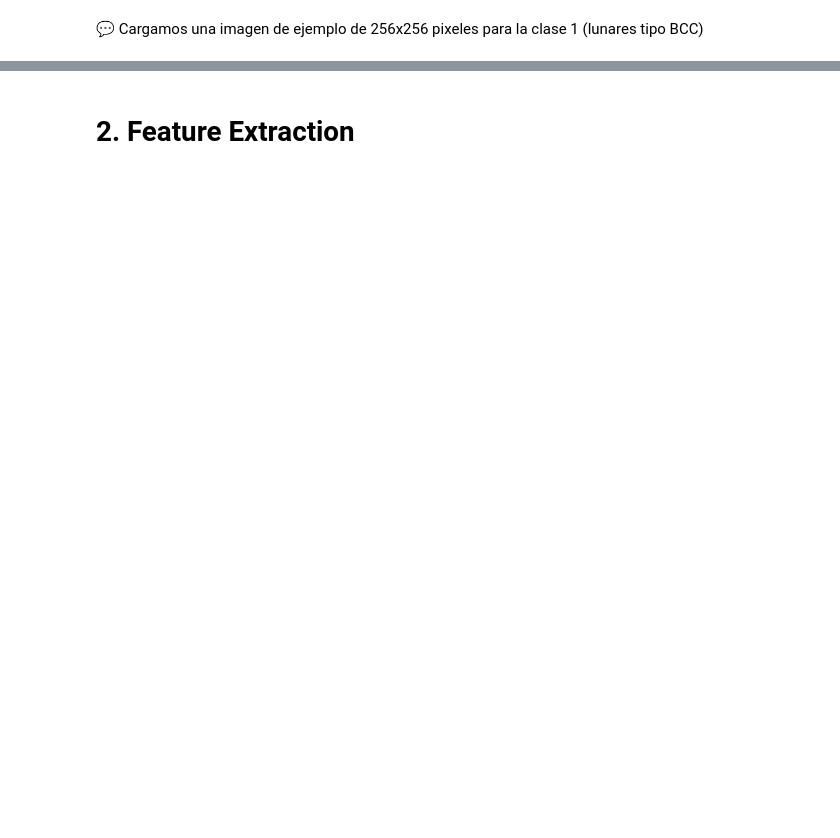
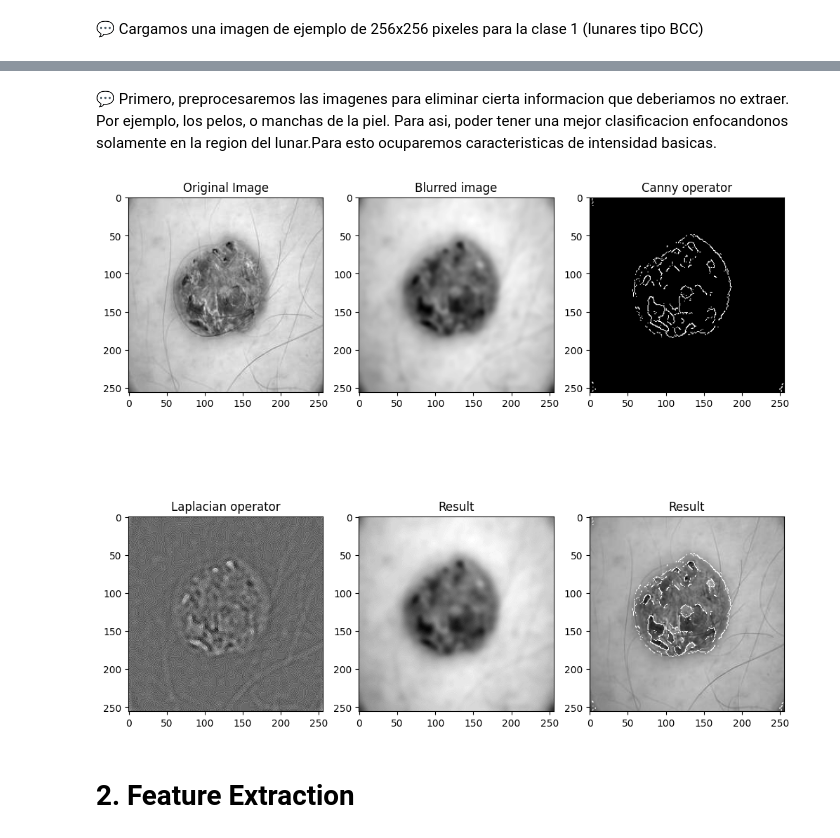
Before and after one commit to pedrozavalat/iic3724-tareas, a Jupyter notebook: T2/T2_PedroPabloZavalaTejos.ipynb, the cells around one changed output, grey strips where cells are left out. Saved outputs shown, nothing was run; the diff lists cells and outputs as text; code cells hidden in the pictures; blank space fills up the shorter version.

```diff
--- a/T2/T2_PedroPabloZavalaTejos.ipynb
+++ b/T2/T2_PedroPabloZavalaTejos.ipynb
@@ -152,2 +156,82 @@ plt.show()
+# %% [markdown]
+💬 Primero, preprocesaremos las imagenes para eliminar cierta informacion que deberiamos no extraer. Por ejemplo, los pelos, o manchas de la piel. Para asi, poder tener una mejor clasificacion enfocandonos solamente en la region del lunar.Para esto ocuparemos caracteristicas de intensidad basicas.
+# %%
+def blurring(img, blur_type):
+    if blur_type == 'gaussian': # Gaussian blurring
+        return cv2.GaussianBlur(img, (5,5), 0)
+    elif blur_type == 'median': # Median blurring
+        return cv2.medianBlur(img, 5)
+    elif blur_type == 'bilateral': # Bilateral Filtering
+        return cv2.bilateralFilter(img, 9, 75, 75)
+
+def blur_image(img):
+    img1 = blurring(img, 'median')
+    img2 = blurring(img1, 'bilateral')
+
+def remove_noise(img, show=False):
+    # -- Median and Bilateral Blurring --
+    # Removemos los pelos de la imagen aplicando
+    # utilizando Gaussian y Median blurring.
+    # img1 = blurring(img, 'median')
+    img1 = blurring(img, 'median')
+    img2 = blurring(img1, 'bilateral')
+
+    # -- Canny Edge Detection --
+    # SigmaColor = 100; SigmaSpace = 10
+    img3 = cv2.Canny(img2, 35, 35) # Adaptamos al mejor threshold para obtener una buena segmentacion.
+
+    # -- Laplacian operation --
+    ddepth = cv2.CV_16S # 16-bit signed integers
+    kernel_size = 3
+    img4 = cv2.Laplacian(img2, ddepth, kernel_size)
+
+    img2_converted = img2.astype(img4.dtype)
+
+    # ---
+    img_canny_multiplied = cv2.bitwise_or(img, img3)
+    # -- Important information --
+    alpha = 0.5
+    beta = 1.0 - alpha
+    dst = cv2.addWeighted(img4, alpha, img2_converted, beta, 0.0)
+
+
+
+
+
+    if show:
+        fig, axs = plt.subplots(2, 3, figsize=(10, 10))
+
+        axs[0,0].imshow(img, cmap='gray')
+        axs[0,0].set_title('Original Image')
+
+        axs[0,1].imshow(img2, cmap='gray')
+        axs[0,1].set_title('Blurred image')
+
+        axs[0,2].imshow(img3, cmap='gray')
+        axs[0,2].set_title('Canny operator')
+
+        axs[1,0].imshow(img4, cmap='gray')
+        axs[1,0].set_title('Laplacian operator')
+
+        axs[1,1].imshow(dst, cmap='gray'),
+        axs[1,1].set_title('Result')
+
+        axs[1,2].imshow(img_canny_multiplied, cmap='gray'),
+        axs[1,2].set_title('Result')
+
+        plt.tight_layout()
+        plt.show()
+    return img3
+
+
+test_img2 = imageload(1,89)
+new_img = remove_noise(test_img2, show=True)
+
+
+
+#plt.imshow(new_img, cmap='gray')
+plt.show()
+# %% [output]
+[figure, added]
 # %% [markdown]
 # 2. Feature Extraction
```
Also changed, not shown: parts of 10 cells of this notebook, 1 other file.
